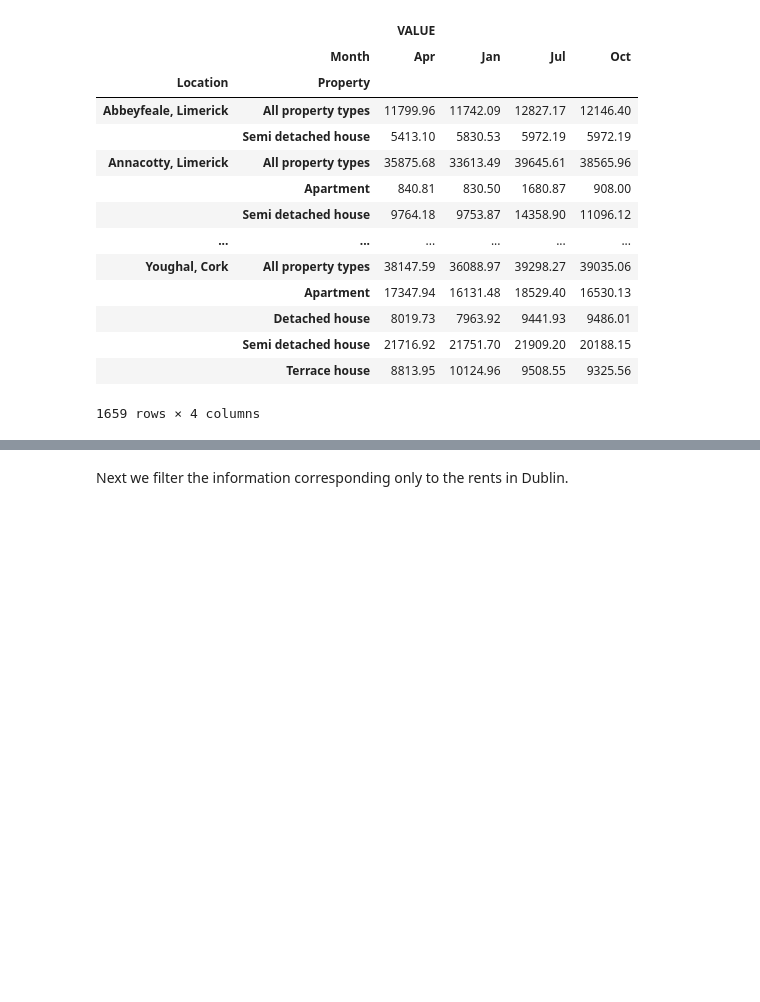
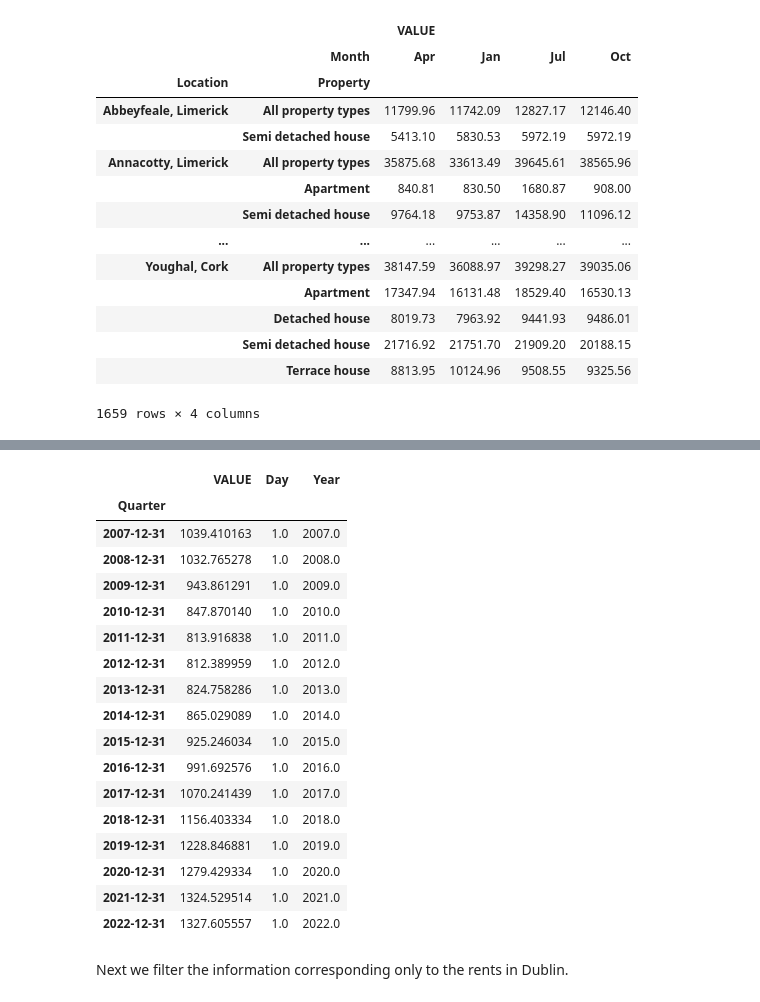
Before and after one commit to FabyBarrios/python, a Jupyter notebook: Statistics/Rents_Ireland.ipynb, the cells around one changed output, grey strips where cells are left out. Drawn from its saved outputs; the diff is of its cells as text; code cells hidden in the pictures; blank space fills up the shorter version.

```diff
--- a/Statistics/Rents_Ireland.ipynb
+++ b/Statistics/Rents_Ireland.ipynb
@@ -615,0 +707,11 @@ df2.pivot_table(index=['Location', 'Property'], values=['VALUE'], columns=['Mont
+# %%
+df3= df2
+# %%
+# Set the index of the DataFrame to the date column
+df3.set_index("Quarter", inplace = True)
+
+# Print DataFrame summary
+df3.info()
+
+# Print DataFrame
+df3.head()
@@ -616,3 +741,25 @@ df2.pivot_table(index=['Location', 'Property'], values=['VALUE'], columns=['Mont
+# %%
+df_yearly = df3.resample("Y").mean()
+df_yearly
+# %% [output]
+|  | VALUE | Day | Year |
+| Quarter |  |  |  |
+| 2007-12-31 | 1039.410163 | 1.0 | 2007.0 |
+| 2008-12-31 | 1032.765278 | 1.0 | 2008.0 |
+| 2009-12-31 | 943.861291 | 1.0 | 2009.0 |
+| 2010-12-31 | 847.870140 | 1.0 | 2010.0 |
+| 2011-12-31 | 813.916838 | 1.0 | 2011.0 |
+| 2012-12-31 | 812.389959 | 1.0 | 2012.0 |
+| 2013-12-31 | 824.758286 | 1.0 | 2013.0 |
+| 2014-12-31 | 865.029089 | 1.0 | 2014.0 |
+| 2015-12-31 | 925.246034 | 1.0 | 2015.0 |
+| 2016-12-31 | 991.692576 | 1.0 | 2016.0 |
+| 2017-12-31 | 1070.241439 | 1.0 | 2017.0 |
+| 2018-12-31 | 1156.403334 | 1.0 | 2018.0 |
+| 2019-12-31 | 1228.846881 | 1.0 | 2019.0 |
+| 2020-12-31 | 1279.429334 | 1.0 | 2020.0 |
+| 2021-12-31 | 1324.529514 | 1.0 | 2021.0 |
+| 2022-12-31 | 1327.605557 | 1.0 | 2022.0 |
 # %% [markdown]
 
 Next we filter the information corresponding only to the rents in Dublin.
```
Also changed, not shown: parts of 11 cells of this notebook.
